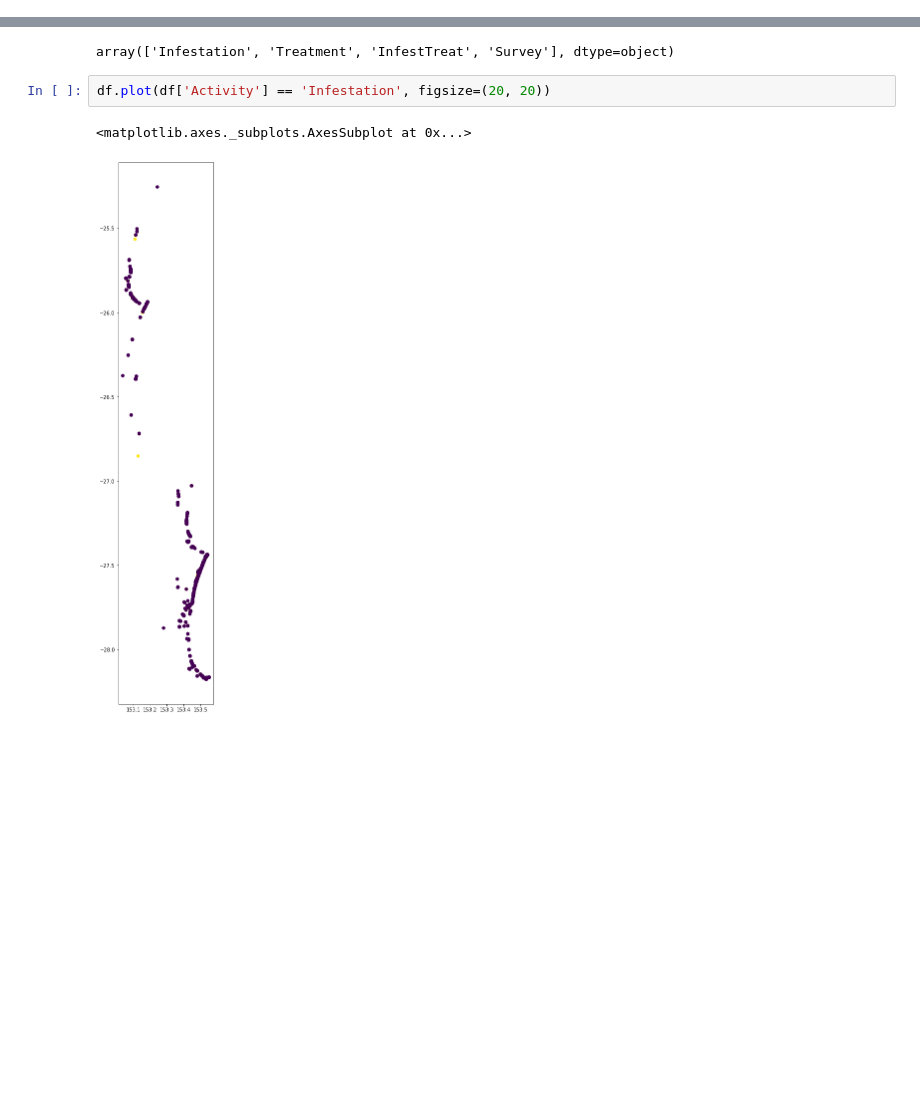
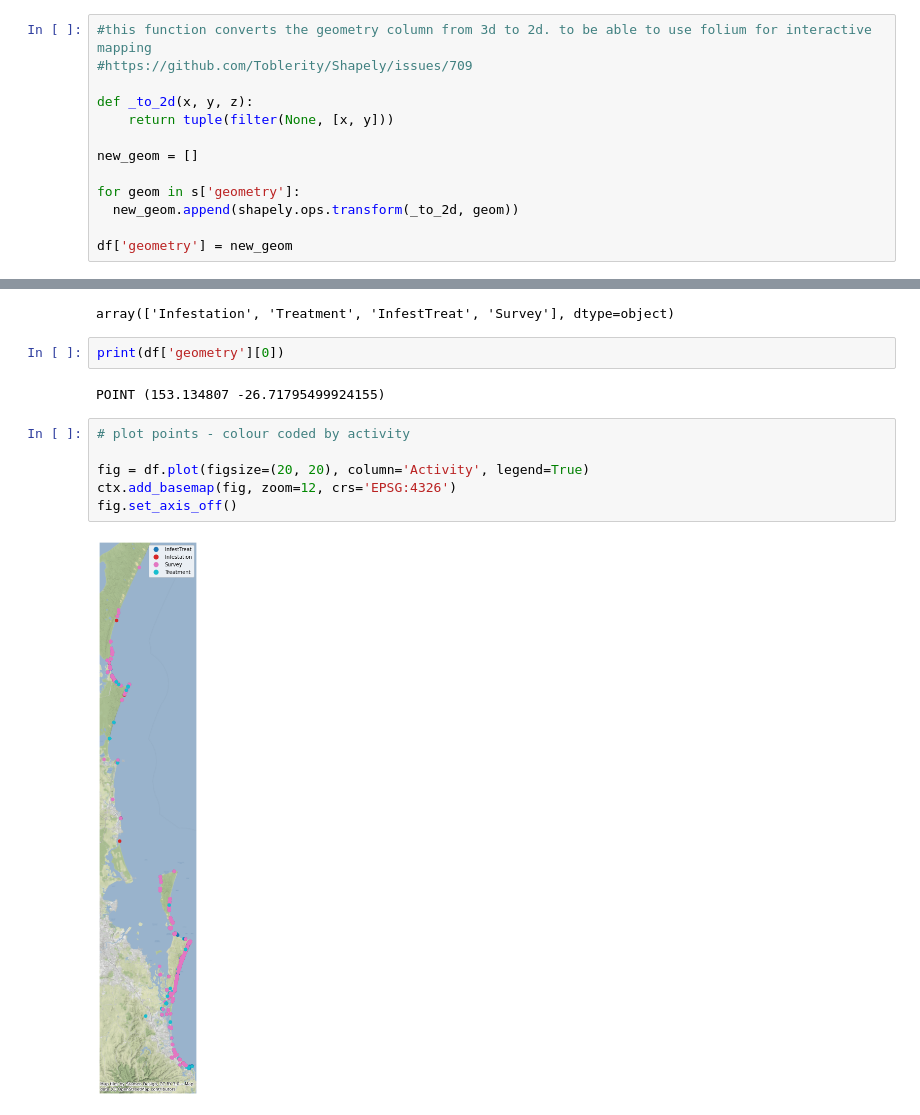
Before and after one commit to dwhew/Bitou-bush, a Jupyter notebook: Bitou.ipynb, the cells around one changed output, grey strips where cells are left out. Saved outputs shown, nothing was run; the diff lists cells and outputs as text; blank space fills up the shorter version.

Commit message:
converted point geometry from 3d to 2d for later use with folium

```diff
--- a/Bitou.ipynb
+++ b/Bitou.ipynb
@@ -29,3 +32,16 @@ df
 | 2458 | POINT Z (153.44021 -27.77354 0.00... | Survey | 8/07/2020 | Bitou bush | NaN | 2019 - 2020 | 8/07/2020 | Jan20 - Jun20 |
 | 2459 | POINT Z (153.43610 -27.78778 0.00... | Survey | 8/07/2020 | Bitou bush | NaN | 2019 - 2020 | 8/07/2020 | Jan20 - Jun20 |
 2460 rows × 8 columns
+# %%
+#this function converts the geometry column from 3d to 2d. to be able to use folium for interactive mapping
+#https://github.com/Toblerity/Shapely/issues/709
+
+def _to_2d(x, y, z):
+    return tuple(filter(None, [x, y]))
+
+new_geom = []
+
+for geom in s['geometry']:
+  new_geom.append(shapely.ops.transform(_to_2d, geom))
+
+df['geometry'] = new_geom
@@ -39,8 +72,15 @@ df['Activity'].unique()
 #this is interessting, this might make it hard to work out what bushes are present at one time and which entries are the same bush
 # %% [output]
 array(['Infestation', 'Treatment', 'InfestTreat', 'Survey'], dtype=object)
-# %%
-df.plot(df['Activity'] == 'Infestation', figsize=(20, 20))
-# %% [output]
-<matplotlib.axes._subplots.AxesSubplot at 0x...>
-[figure, removed]
+# %%
+print(df['geometry'][0])
+# %% [output]
+POINT (153.134807 -26.71795499924155)
+# %%
+# plot points - colour coded by activity
+
+fig = df.plot(figsize=(20, 20), column='Activity', legend=True)
+ctx.add_basemap(fig, zoom=12, crs='EPSG:4326')
+fig.set_axis_off()
+# %% [output]
+[figure, added]
```
Also changed, not shown: parts of 6 cells of this notebook.
